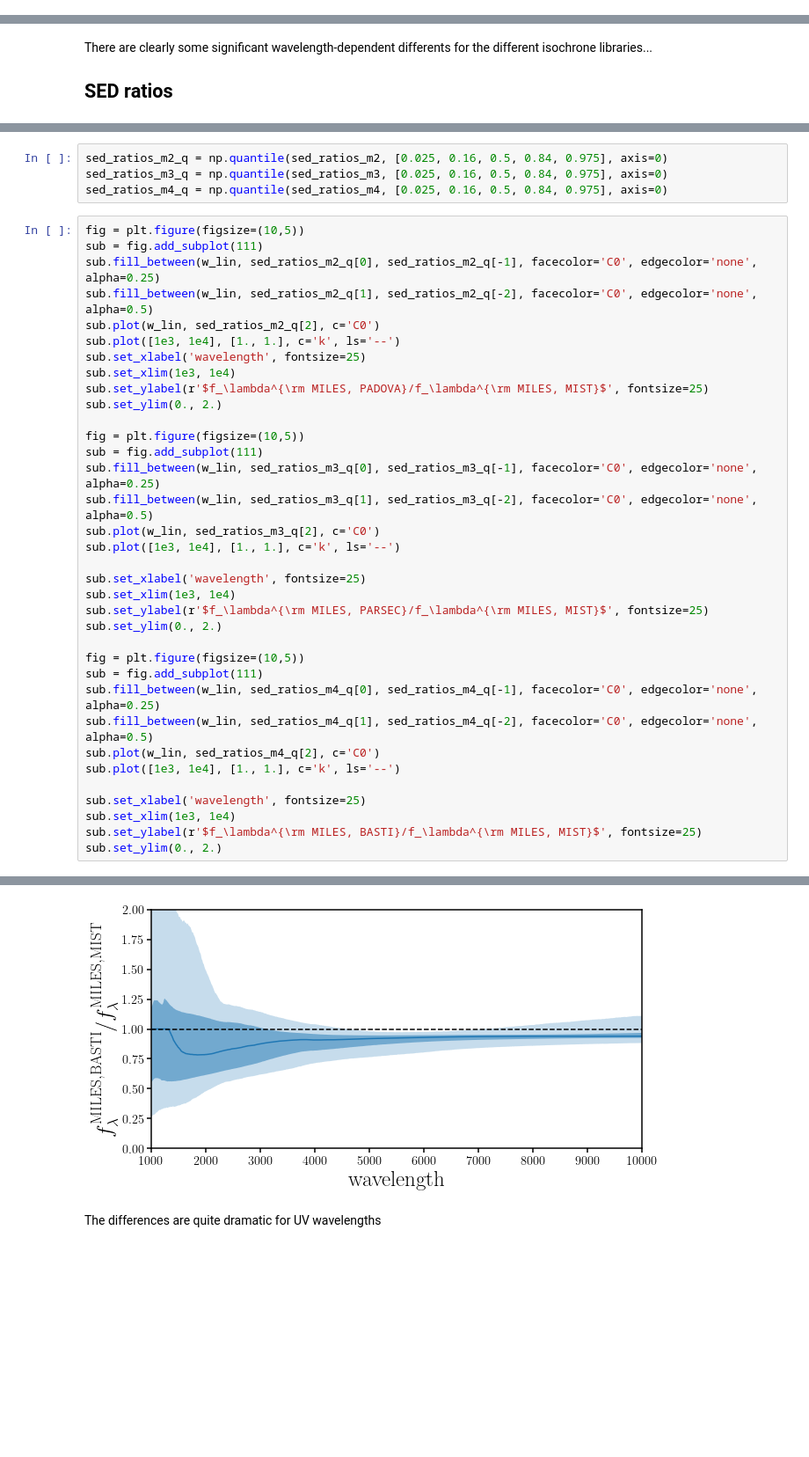
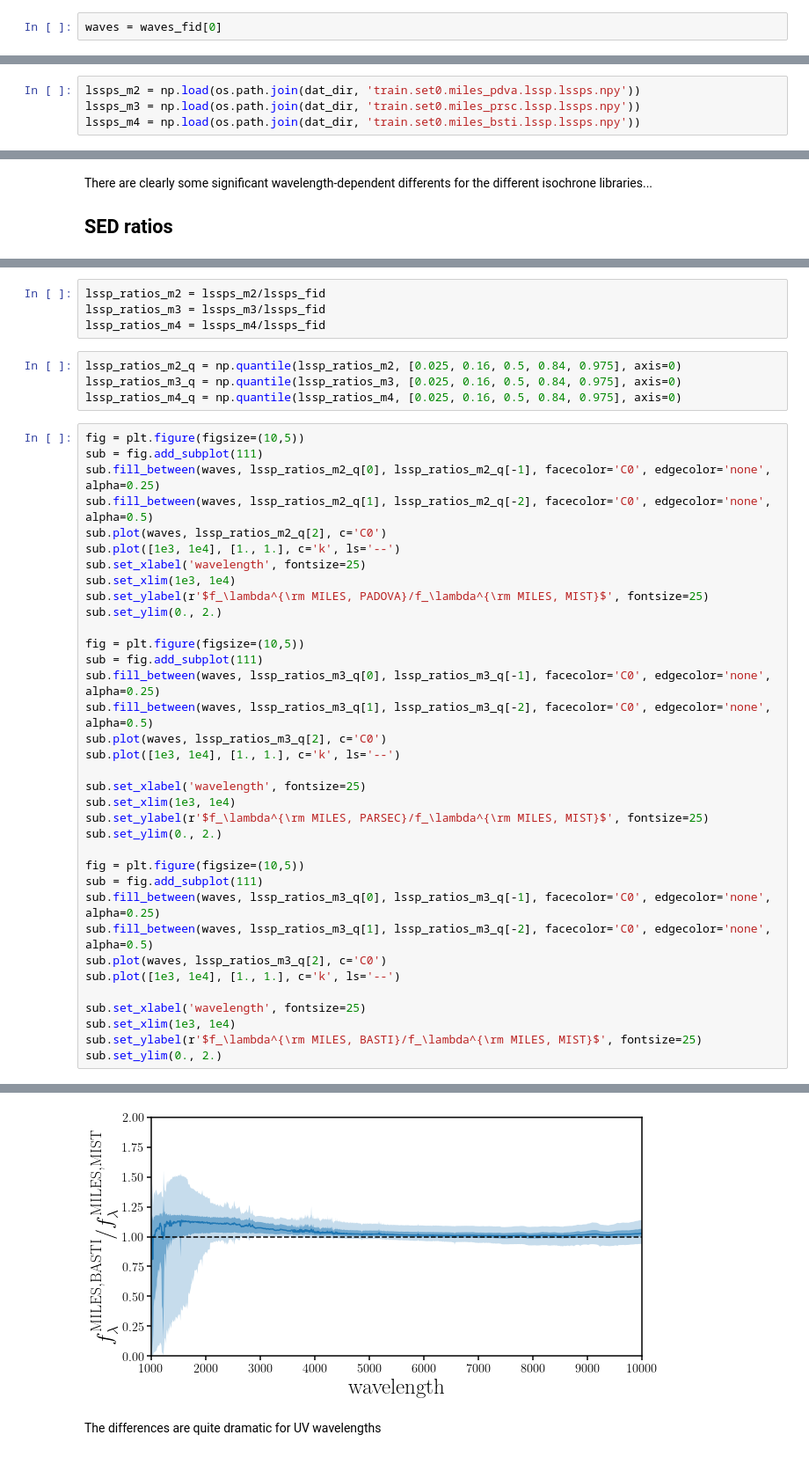
Before and after one commit to changhoonhahn/gqp_mc, a Jupyter notebook: nb/sps_theoretical_uncertainty.ipynb, the cells around one changed output, grey strips where cells are left out. Shown at 88% size. Drawn from its saved outputs; the diff is of its cells as text; blank space fills up the shorter version.

```diff
--- a/nb/sps_theoretical_uncertainty.ipynb
+++ b/nb/sps_theoretical_uncertainty.ipynb
@@ -42,3 +40,5 @@ w_lin = np.linspace(1e3, 1e4, 1000)
+# %%
+waves = waves_fid[0]
 # %%
 print(thetas.shape)
 # %% [output]
@@ -62,3 +48,7 @@ seds_m4 = np.load(os.path.join(dat_dir, 'train.set0.miles_bsti.seds.npy'))
+# %%
+lssps_m2 = np.load(os.path.join(dat_dir, 'train.set0.miles_pdva.lssp.lssps.npy'))
+lssps_m3 = np.load(os.path.join(dat_dir, 'train.set0.miles_prsc.lssp.lssps.npy'))
+lssps_m4 = np.load(os.path.join(dat_dir, 'train.set0.miles_bsti.lssp.lssps.npy'))
 # %%
 fig = plt.figure(figsize=(10,5))
 sub = fig.add_subplot(111)
@@ -84,13 +70,17 @@ sed_ratios_m4 = np.array([np.interp(w_lin, waves_m4[i], seds_m4[i])/np.interp(w_
+# %%
+lssp_ratios_m2 = lssps_m2/lssps_fid
+lssp_ratios_m3 = lssps_m3/lssps_fid
+lssp_ratios_m4 = lssps_m4/lssps_fid
 # %%
-sed_ratios_m2_q = np.quantile(sed_ratios_m2, [0.025, 0.16, 0.5, 0.84, 0.975], axis=0)
-sed_ratios_m3_q = np.quantile(sed_ratios_m3, [0.025, 0.16, 0.5, 0.84, 0.975], axis=0)
-sed_ratios_m4_q = np.quantile(sed_ratios_m4, [0.025, 0.16, 0.5, 0.84, 0.975], axis=0)
+lssp_ratios_m2_q = np.quantile(lssp_ratios_m2, [0.025, 0.16, 0.5, 0.84, 0.975], axis=0)
+lssp_ratios_m3_q = np.quantile(lssp_ratios_m3, [0.025, 0.16, 0.5, 0.84, 0.975], axis=0)
+lssp_ratios_m4_q = np.quantile(lssp_ratios_m4, [0.025, 0.16, 0.5, 0.84, 0.975], axis=0)
 # %%
 fig = plt.figure(figsize=(10,5))
 sub = fig.add_subplot(111)
-sub.fill_between(w_lin, sed_ratios_m2_q[0], sed_ratios_m2_q[-1], facecolor='C0', edgecolor='none', alpha=0.25)
-sub.fill_between(w_lin, sed_ratios_m2_q[1], sed_ratios_m2_q[-2], facecolor='C0', edgecolor='none', alpha=0.5)
-sub.plot(w_lin, sed_ratios_m2_q[2], c='C0')
+sub.fill_between(waves, lssp_ratios_m2_q[0], lssp_ratios_m2_q[-1], facecolor='C0', edgecolor='none', alpha=0.25)
+sub.fill_between(waves, lssp_ratios_m2_q[1], lssp_ratios_m2_q[-2], facecolor='C0', edgecolor='none', alpha=0.5)
+sub.plot(waves, lssp_ratios_m2_q[2], c='C0')
 sub.plot([1e3, 1e4], [1., 1.], c='k', ls='--')
 sub.set_xlabel('wavelength', fontsize=25)
 sub.set_xlim(1e3, 1e4)
@@ -99,9 +89,9 @@ sub.set_ylim(0., 2.)
 
 fig = plt.figure(figsize=(10,5))
 sub = fig.add_subplot(111)
-sub.fill_between(w_lin, sed_ratios_m3_q[0], sed_ratios_m3_q[-1], facecolor='C0', edgecolor='none', alpha=0.25)
-sub.fill_between(w_lin, sed_ratios_m3_q[1], sed_ratios_m3_q[-2], facecolor='C0', edgecolor='none', alpha=0.5)
-sub.plot(w_lin, sed_ratios_m3_q[2], c='C0')
+sub.fill_between(waves, lssp_ratios_m3_q[0], lssp_ratios_m3_q[-1], facecolor='C0', edgecolor='none', alpha=0.25)
+sub.fill_between(waves, lssp_ratios_m3_q[1], lssp_ratios_m3_q[-2], facecolor='C0', edgecolor='none', alpha=0.5)
+sub.plot(waves, lssp_ratios_m3_q[2], c='C0')
 sub.plot([1e3, 1e4], [1., 1.], c='k', ls='--')
 
 sub.set_xlabel('wavelength', fontsize=25)
@@ -111,9 +101,9 @@ sub.set_ylim(0., 2.)
 
 fig = plt.figure(figsize=(10,5))
 sub = fig.add_subplot(111)
-sub.fill_between(w_lin, sed_ratios_m4_q[0], sed_ratios_m4_q[-1], facecolor='C0', edgecolor='none', alpha=0.25)
-sub.fill_between(w_lin, sed_ratios_m4_q[1], sed_ratios_m4_q[-2], facecolor='C0', edgecolor='none', alpha=0.5)
-sub.plot(w_lin, sed_ratios_m4_q[2], c='C0')
+sub.fill_between(waves, lssp_ratios_m3_q[0], lssp_ratios_m3_q[-1], facecolor='C0', edgecolor='none', alpha=0.25)
+sub.fill_between(waves, lssp_ratios_m3_q[1], lssp_ratios_m3_q[-2], facecolor='C0', edgecolor='none', alpha=0.5)
+sub.plot(waves, lssp_ratios_m3_q[2], c='C0')
 sub.plot([1e3, 1e4], [1., 1.], c='k', ls='--')
 
 sub.set_xlabel('wavelength', fontsize=25)
@@ -127,4 +117,4 @@ sub.set_ylim(0., 2.)
-[figure, old version]
+[figure, new version]
 # %% [markdown]
 The differences are quite dramatic for UV wavelengths
 # %% [markdown]
```
Also changed, not shown: parts of 12 cells of this notebook.
